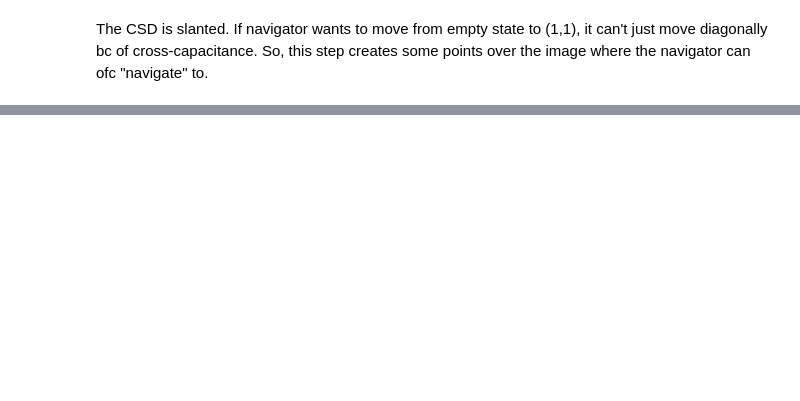
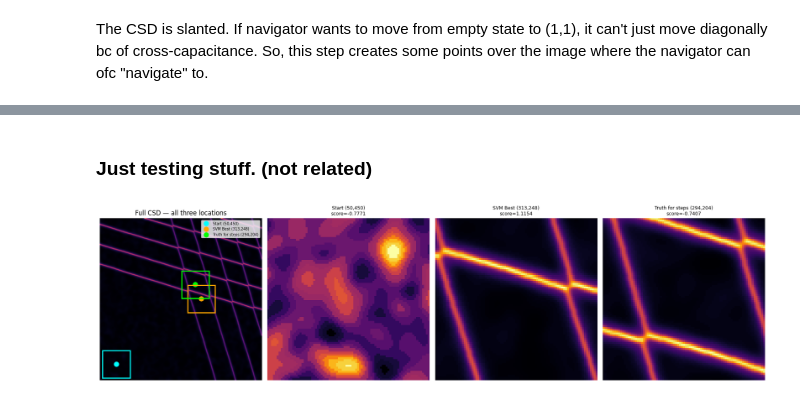
Before and after one commit to letittya/AutoTune-QD, a Jupyter notebook: navigator/navigator_code.ipynb, the cells around one changed output, grey strips where cells are left out. Cells and saved outputs as stored; diff of their text form; code cells hidden in the pictures; blank space fills up the shorter version.

```diff
--- a/navigator/navigator_code.ipynb
+++ b/navigator/navigator_code.ipynb
@@ -186,0 +225,50 @@ print(f"✅ State machine mapped! {len(valid_points)} safe states generated.")
+# %% [markdown]
+### Just testing stuff. (not related)
+# %%
+import matplotlib.pyplot as plt
+import matplotlib.patches as mpatches
+
+half = 42
+patch_size = 85
+
+# The three locations to inspect
+locations = [
+    ("Start (50,450)",          50,  450, "cyan"),
+    ("SVM Best (313,248)",      313, 248, "orange"),
+    ("Truth for steps (294,204)",  294, 204, "lime"),
+]
+
+fig, axes = plt.subplots(1, 4, figsize=(18, 5))
+
+# Left: full CSD with all three marked
+ax = axes[0]
+ax.imshow(img, cmap="inferno")
+for label, cx, cy, color in locations:
+    ax.scatter(cx, cy, color=color, s=80, zorder=3, label=label)
+    rect = mpatches.Rectangle(
+        (cx - half, cy - half), patch_size, patch_size,
+        linewidth=2, edgecolor=color, facecolor="none", zorder=4)
+    ax.add_patch(rect)
+ax.legend(loc="upper right", fontsize=7)
+ax.set_title("Full CSD — all three locations")
+ax.axis("off")
+
+# Right: one patch per location
+for ax, (label, cx, cy, color) in zip(axes[1:], locations):
+    patch = img[cy-half:cy+half+1, cx-half:cx+half+1]
+    ax.imshow(patch, cmap="inferno")
+
+    features = extract_hog(patch).reshape(1, -1)
+    feat_sc  = pipeline[:-1].transform(features)
+    score    = pipeline.named_steps["svm"].decision_function(feat_sc)[0]
+
+    for spine in ax.spines.values():
+        spine.set_edgecolor(color)
+        spine.set_linewidth(4)
+    ax.set_title(f"{label}\nscore={score:.4f}", fontsize=9)
+    ax.axis("off")
+
+plt.tight_layout()
+plt.show()
+# %% [output]
+[figure, added]
```
Also changed, not shown: parts of 6 cells of this notebook, 1 other file.
